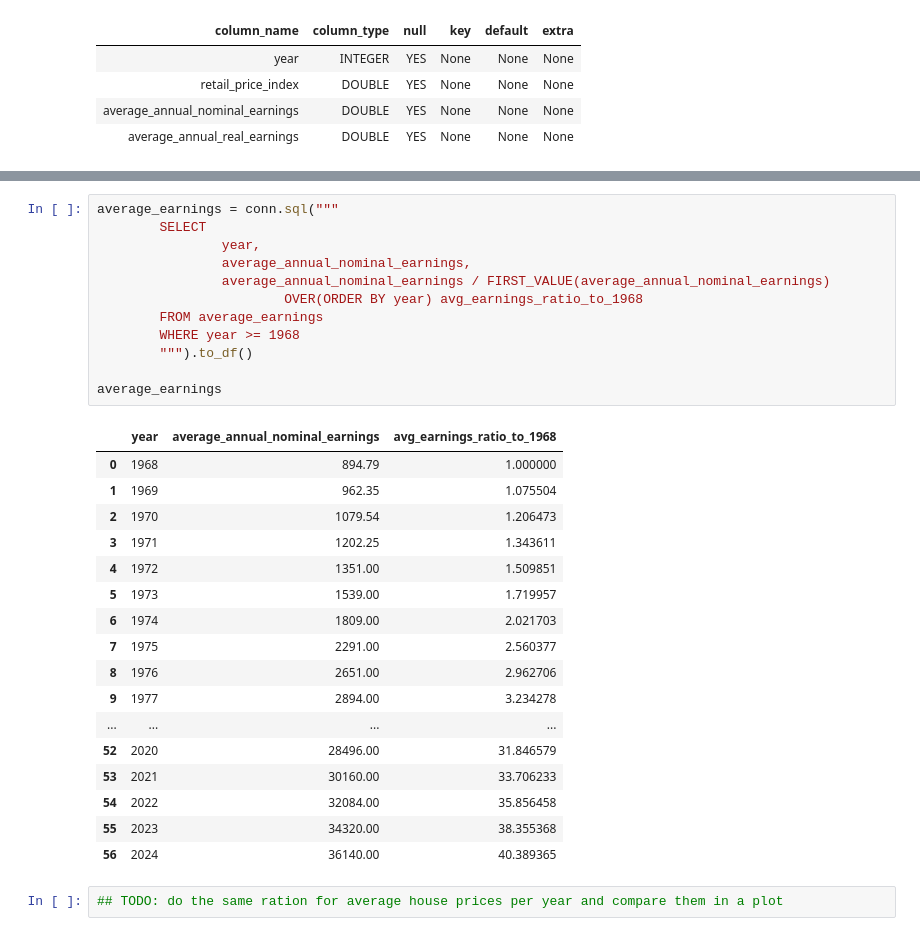
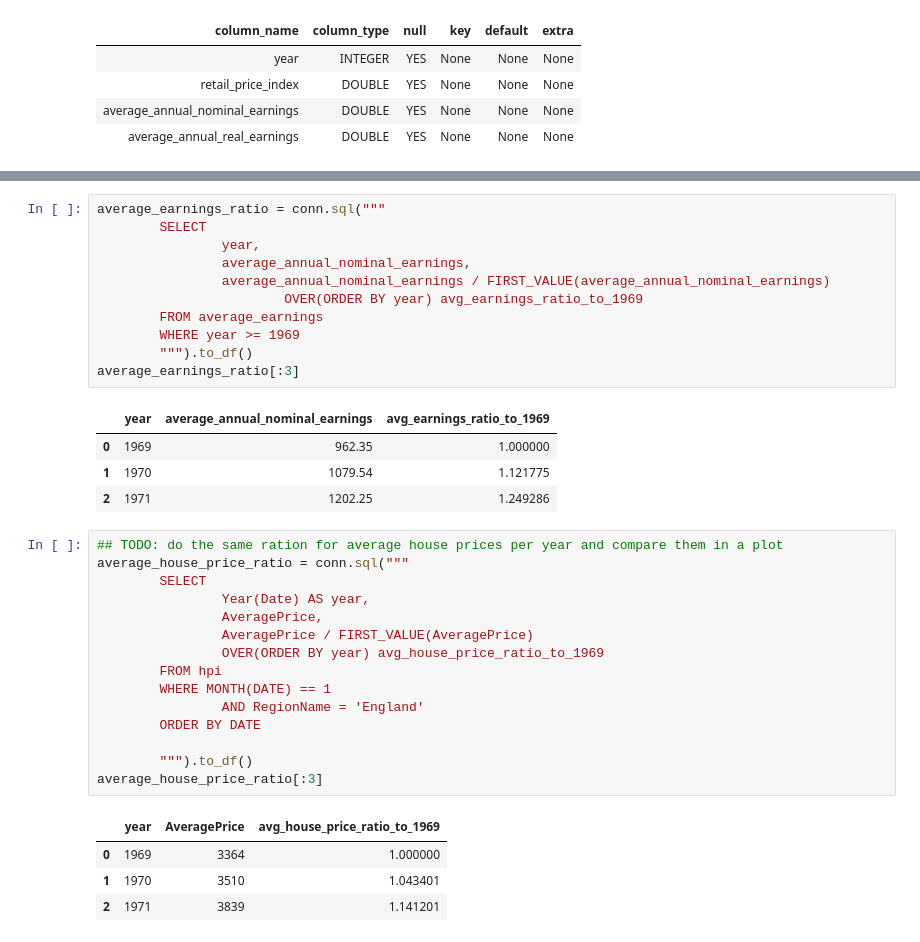
Before and after one commit to tngaspar/uk-housing-affordability, a Jupyter notebook: notebooks/hpi-data-exploration.ipynb, the cells around one changed output, grey strips where cells are left out. Drawn from its saved outputs; the diff is of its cells as text.

Commit message:
add house price and earnings growth comparison

```diff
--- a/notebooks/hpi-data-exploration.ipynb
+++ b/notebooks/hpi-data-exploration.ipynb
@@ -247,32 +219,36 @@ conn.sql("""
 # %%
-average_earnings = conn.sql("""
+average_earnings_ratio = conn.sql("""
         SELECT
                 year,
                 average_annual_nominal_earnings,
                 average_annual_nominal_earnings / FIRST_VALUE(average_annual_nominal_earnings)
-                        OVER(ORDER BY year) avg_earnings_ratio_to_1968
+                        OVER(ORDER BY year) avg_earnings_ratio_to_1969
         FROM average_earnings
-        WHERE year >= 1968
+        WHERE year >= 1969
         """).to_df()
-
-average_earnings
+average_earnings_ratio[:3]
 # %% [output]
-|  | year | average_annual_nominal_earnings | avg_earnings_ratio_to_1968 |
-| 0 | 1968 | 894.79 | 1.000000 |
-| 1 | 1969 | 962.35 | 1.075504 |
-| 2 | 1970 | 1079.54 | 1.206473 |
-| 3 | 1971 | 1202.25 | 1.343611 |
-| 4 | 1972 | 1351.00 | 1.509851 |
-| 5 | 1973 | 1539.00 | 1.719957 |
-| 6 | 1974 | 1809.00 | 2.021703 |
-| 7 | 1975 | 2291.00 | 2.560377 |
-| 8 | 1976 | 2651.00 | 2.962706 |
-| 9 | 1977 | 2894.00 | 3.234278 |
-| ... | ... | ... | ... |
-| 52 | 2020 | 28496.00 | 31.846579 |
-| 53 | 2021 | 30160.00 | 33.706233 |
-| 54 | 2022 | 32084.00 | 35.856458 |
-| 55 | 2023 | 34320.00 | 38.355368 |
-| 56 | 2024 | 36140.00 | 40.389365 |
+|  | year | average_annual_nominal_earnings | avg_earnings_ratio_to_1969 |
+| 0 | 1969 | 962.35 | 1.000000 |
+| 1 | 1970 | 1079.54 | 1.121775 |
+| 2 | 1971 | 1202.25 | 1.249286 |
 # %%
 ## TODO: do the same ration for average house prices per year and compare them in a plot
+average_house_price_ratio = conn.sql("""
+        SELECT
+                Year(Date) AS year,
+                AveragePrice,
+                AveragePrice / FIRST_VALUE(AveragePrice)
+                OVER(ORDER BY year) avg_house_price_ratio_to_1969
+        FROM hpi
+        WHERE MONTH(DATE) == 1
+                AND RegionName = 'England'
+        ORDER BY DATE
+
+        """).to_df()
+average_house_price_ratio[:3]
+# %% [output]
+|  | year | AveragePrice | avg_house_price_ratio_to_1969 |
+| 0 | 1969 | 3364 | 1.000000 |
+| 1 | 1970 | 3510 | 1.043401 |
+| 2 | 1971 | 3839 | 1.141201 |
```
Also changed, not shown: parts of 2 cells of this notebook.
